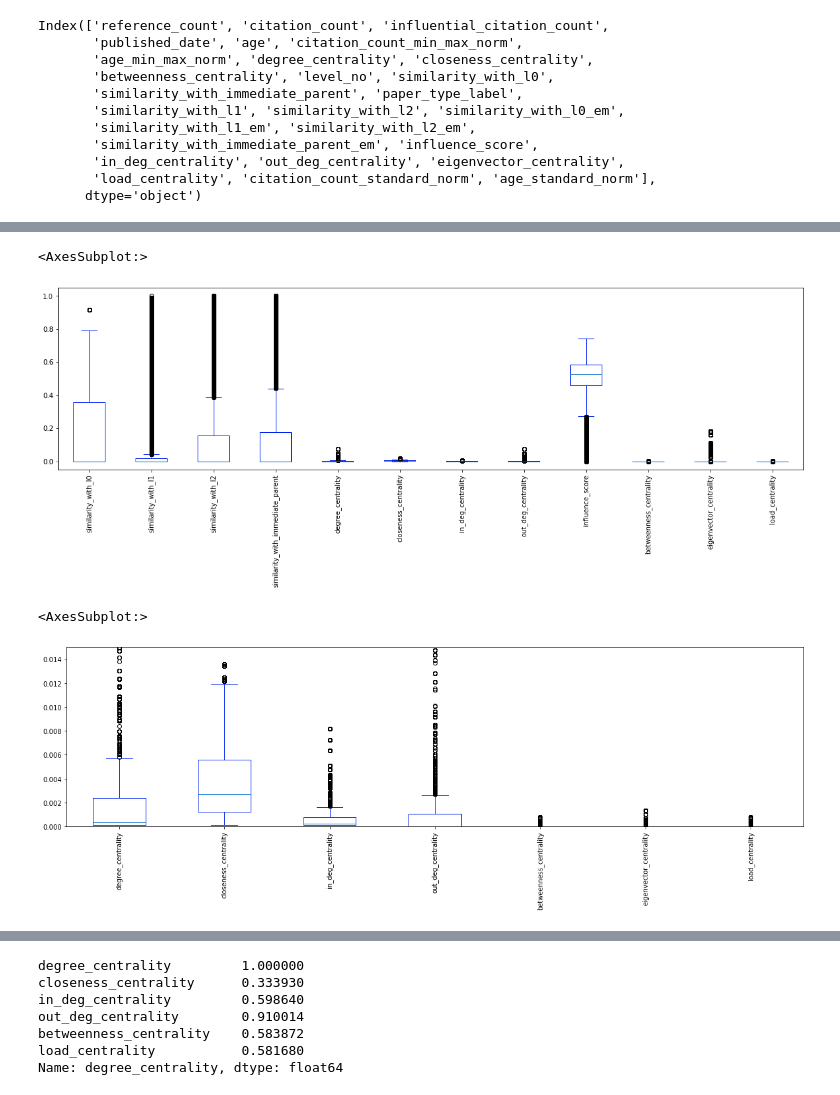
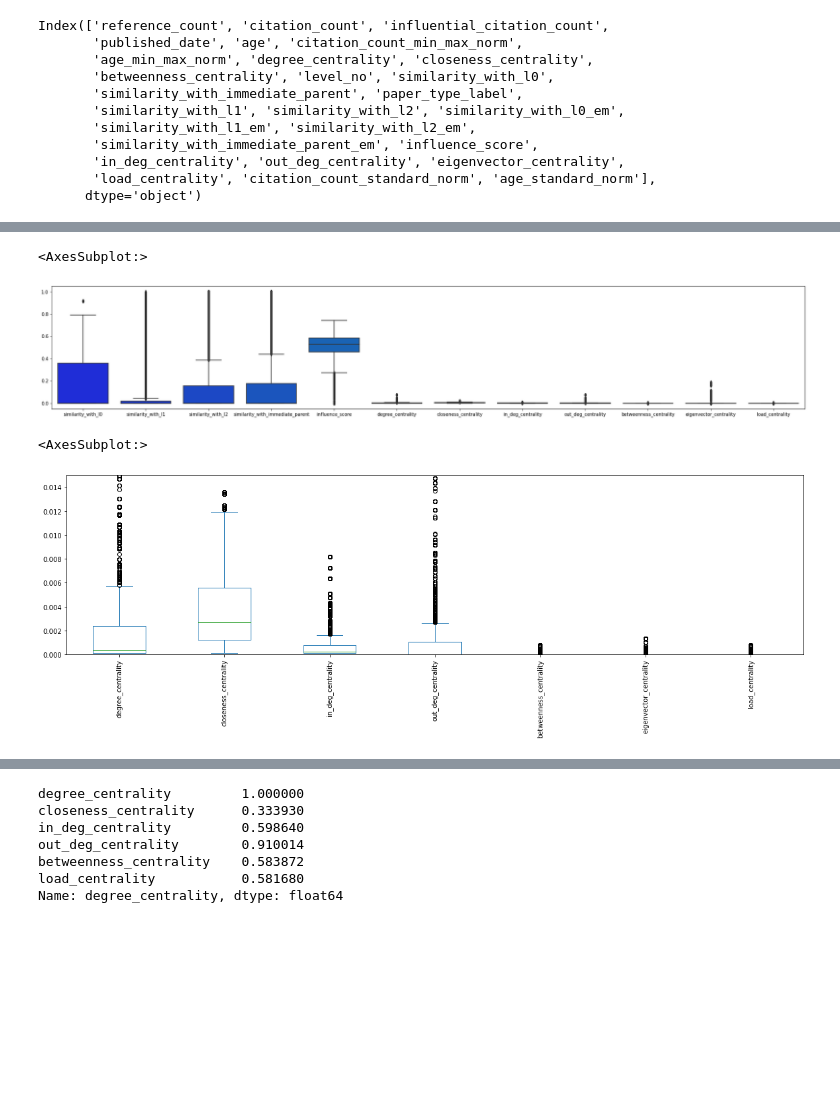
Before and after one commit to dev-SR/thesis-v1, a Jupyter notebook: eda.ipynb, the cells around one changed output, grey strips where cells are left out. Cells and saved outputs as stored; diff of their text form; code cells hidden in the pictures; blank space fills up the shorter version.

```diff
--- a/eda.ipynb
+++ b/eda.ipynb
@@ -11,6 +11,12 @@ import numpy as np
 import seaborn as sns
 import pandas as pd
 import matplotlib.pyplot as plt
+plt.rcParams.update({
+    "figure.facecolor": "white",
+    "axes.facecolor": "white",
+})
+from matplotlib_inline.backend_inline import set_matplotlib_formats
+set_matplotlib_formats('png')
 from IPython.display import display
 from pprint import pprint
 inf = pd.read_csv('data/info/info_full_ss_new_x.csv')
@@ -288,0 +291,3 @@ Index(['reference_count', 'citation_count', 'influential_citation_count',
+# %%
+inf_num['paper_id'] = inf['paper_id'].values
+inf_num['uuid'] = inf['uuid'].values
@@ -289,13 +302,17 @@ Index(['reference_count', 'citation_count', 'influential_citation_count',
+# %%
+fig, ax = plt.subplots(figsize=(30,5))
+sns.boxplot(data=inf_num[all_cols], palette="winter")
+# set background color to white
+# ax.set_facecolor('white')
+# fig.set_facecolor('white')
+# plt.savefig("plots/1_boxplot_raw_all.png",format='png',transparent=False, dpi=500)
+# plt.savefig("plots/1_boxplot_raw_all.svg",format='svg',transparent=False, dpi=500)
+# %% [output]
+<AxesSubplot:>
+[figure, added]
 # %%
-cols = ['similarity_with_l0', 'similarity_with_l1', 'similarity_with_l2','similarity_with_immediate_parent', 'degree_centrality',
-        'closeness_centrality', 'in_deg_centrality', 'out_deg_centrality', 'influence_score', 'betweenness_centrality',	'eigenvector_centrality', 'load_centrality']
-inf_num[cols].plot.box(figsize=(20,5), rot=90)
+centrality_cols = ['degree_centrality', 'closeness_centrality', 'in_deg_centrality', 'out_deg_centrality', 'betweenness_centrality',	'eigenvector_centrality', 'load_centrality']
+inf_num[centrality_cols].plot.box(figsize=(20,5), rot=90,ylim=(0,0.015))
 # %% [output]
 <AxesSubplot:>
-[figure, old version]
+[figure, new version]
-# %%
-cols = ['degree_centrality', 'closeness_centrality', 'in_deg_centrality', 'out_deg_centrality', 'betweenness_centrality',	'eigenvector_centrality', 'load_centrality']
-inf_num[cols].plot.box(figsize=(20,5), rot=90,ylim=(0,0.015))
-# %% [output]
-<AxesSubplot:>
-[figure, removed]
```
Also changed, not shown: parts of 89 cells of this notebook, 20 other files.
